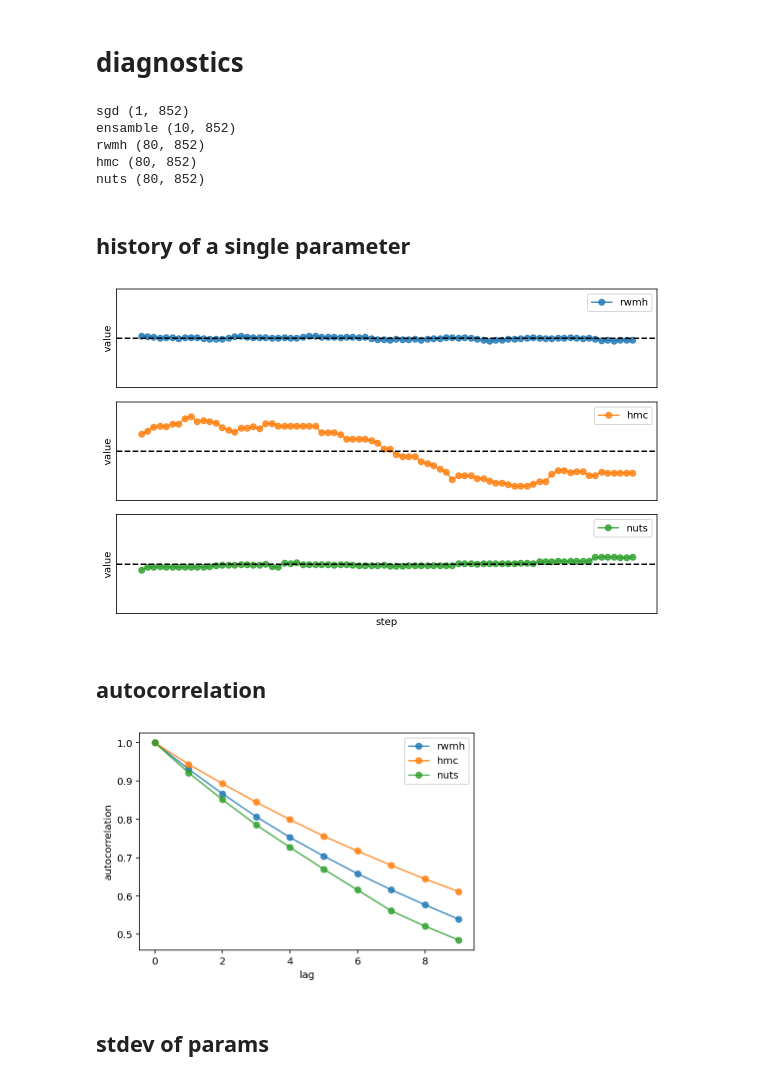
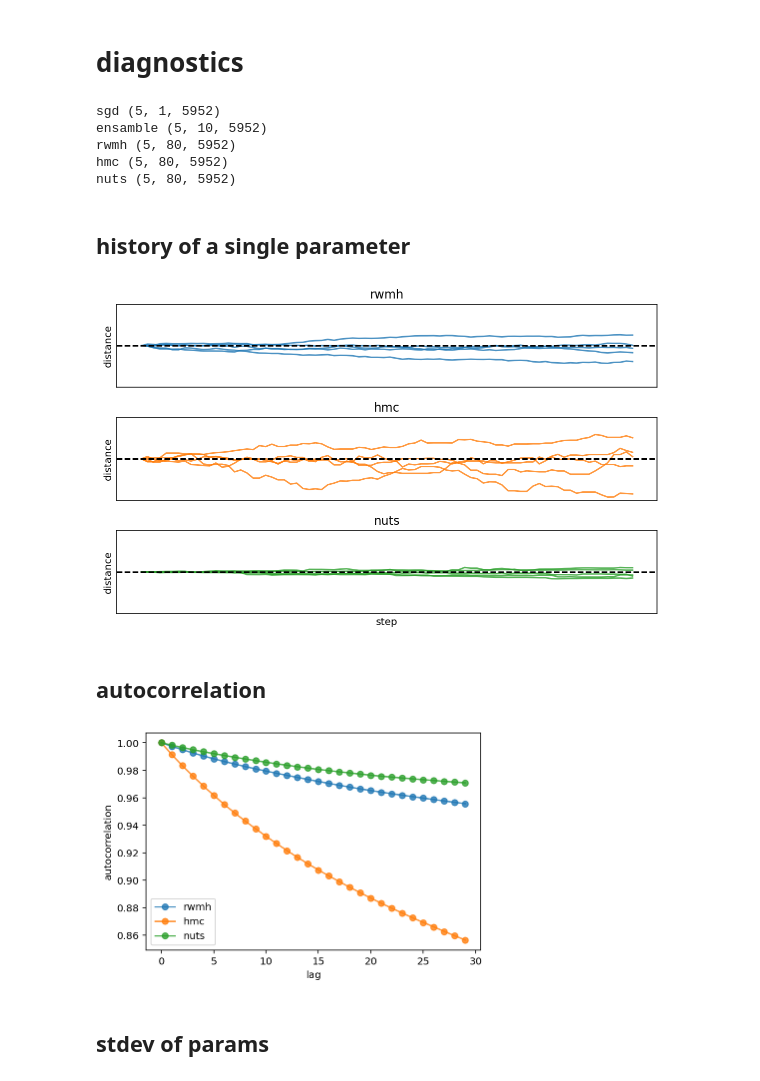
Before and after one commit to martin-marek/bnn-project, a Jupyter notebook: notebooks/uci_regression.ipynb, the cells around one changed output. Drawn from its saved outputs; the diff is of its cells as text; code cells hidden in the pictures.

```diff
--- a/notebooks/uci_regression.ipynb
+++ b/notebooks/uci_regression.ipynb
@@ -170,81 +220,83 @@ Wall time: 41.3 s
 # %% [markdown]
 # load training output
 # %%
-chain_sgd = jnp.load('tmp/sgd.npy', allow_pickle=True)
-chain_ens = jnp.load('tmp/ens.npy', allow_pickle=True)
-chain_rwmh = jnp.load('tmp/rwmh.npy', allow_pickle=True)
-chain_hmc = jnp.load('tmp/hmc.npy', allow_pickle=True)
-chain_nuts = jnp.load('tmp/nuts.npy', allow_pickle=True)
+chains_sgd = jnp.load('tmp/sgd.npy', allow_pickle=True)
+chains_ens = jnp.load('tmp/ens.npy', allow_pickle=True)
+chains_rwmh = jnp.load('tmp/rwmh.npy', allow_pickle=True)
+chains_hmc = jnp.load('tmp/hmc.npy', allow_pickle=True)
+chains_nuts = jnp.load('tmp/nuts.npy', allow_pickle=True)
 # %% [markdown]
 # diagnostics
 # %%
 burn_in = 20
-chain_rwmh = chain_rwmh[burn_in:]
-chain_hmc = chain_hmc[burn_in:]
-chain_nuts = chain_nuts[burn_in:]
+chains_rwmh = chains_rwmh[:, burn_in:]
+chains_hmc = chains_hmc[:, burn_in:]
+chains_nuts = chains_nuts[:, burn_in:]
 
 chains_dict = {
-    'sgd': chain_sgd,
-    'ensamble': chain_ens,
-    'rwmh': chain_rwmh,
-    'hmc': chain_hmc,
-    'nuts': chain_nuts,
+    'sgd': chains_sgd,
+    'ensamble': chains_ens,
+    'rwmh': chains_rwmh,
+    'hmc': chains_hmc,
+    'nuts': chains_nuts,
 }
 
 for name, chain in chains_dict.items():
     print(name, chain.shape)
 # %% [output]
-sgd (1, 852)
-ensamble (10, 852)
-rwmh (80, 852)
-hmc (80, 852)
-nuts (80, 852)
+sgd (5, 1, 5952)
+ensamble (5, 10, 5952)
+rwmh (5, 80, 5952)
+hmc (5, 80, 5952)
+nuts (5, 80, 5952)
 # %% [markdown]
 ## history of a single parameter
 # %%
 param_idx = 0
 n_points = 100
-y_range = 0.1
+y_range = 0.08
 fig, axs = plt.subplots(3, 1, figsize=[8, 5])
 axs = axs.flatten()
 chains_to_show = ['rwmh', 'hmc', 'nuts']
 for i, name in enumerate(chains_to_show):
-    chain = chains_dict[name]
-    param = chain[:, param_idx]
-    axs[i].plot(param[:n_points].tolist(), 'o-', alpha=0.8, label=name, color=f'C{i}')
-    y_mean = chain[:, param_idx].mean()
-    axs[i].axhline(y=y_mean, linestyle="--", color='black')
+    chains = chains_dict[name]
+    for j in range(n_chains):
+        y = chains[j, :n_points, param_idx]
+        y -= y[0]
+        axs[i].plot(y, '-', alpha=0.8, color=f'C{i}')
+    axs[i].axhline(y=0, linestyle="--", color='black')
     axs[i].set_xticks([])
     axs[i].set_yticks([])
-    axs[i].set_ylim([y_mean-y_range, y_mean+y_range])
-    axs[i].legend()
-    axs[i].set_ylabel('value')
+    axs[i].set_ylim([-y_range, y_range])
+    axs[i].set_ylabel('distance')
+    axs[i].set_title(name)
     if i == 2: axs[i].set_xlabel('step')
 plt.tight_layout()
 plt.savefig('plots/uci_param_history.pdf', bbox_inches='tight', pad_inches=0)
 plt.show()
 # %% [output]
-[figure, old version]
+[figure, new version]
 # %% [markdown]
 ## autocorrelation
 # %%
 fig, ax = plt.subplots()
+n_lags = 30
 
 # autocorrelation
 chains_to_show = ['rwmh', 'hmc', 'nuts']
 for i, name in enumerate(chains_to_show):
-    chain = chains_dict[name]
-    r = metrics.autocorr(chain, 10)
-    ax.plot(r.tolist(), 'o-', alpha=0.8, label=name)
+    chains = chains_dict[name]
+    r = metrics.autocorr(chains, n_lags)
+    ax.plot(r, 'o-', alpha=0.8, label=name)
     # ax.axhline(y=0, color='black', linestyle="--")
+
 ax.legend()
 ax.set_xlabel('lag')
 ax.set_ylabel('autocorrelation')
-
 plt.savefig('plots/uci_param_autocor.pdf', bbox_inches='tight', pad_inches=0)
 plt.show()
 # %% [output]
-[figure, old version]
+[figure, new version]
 # %% [markdown]
 ## stdev of params
 # %%
```
Also changed, not shown: parts of 25 cells of this notebook, 11 other files.
